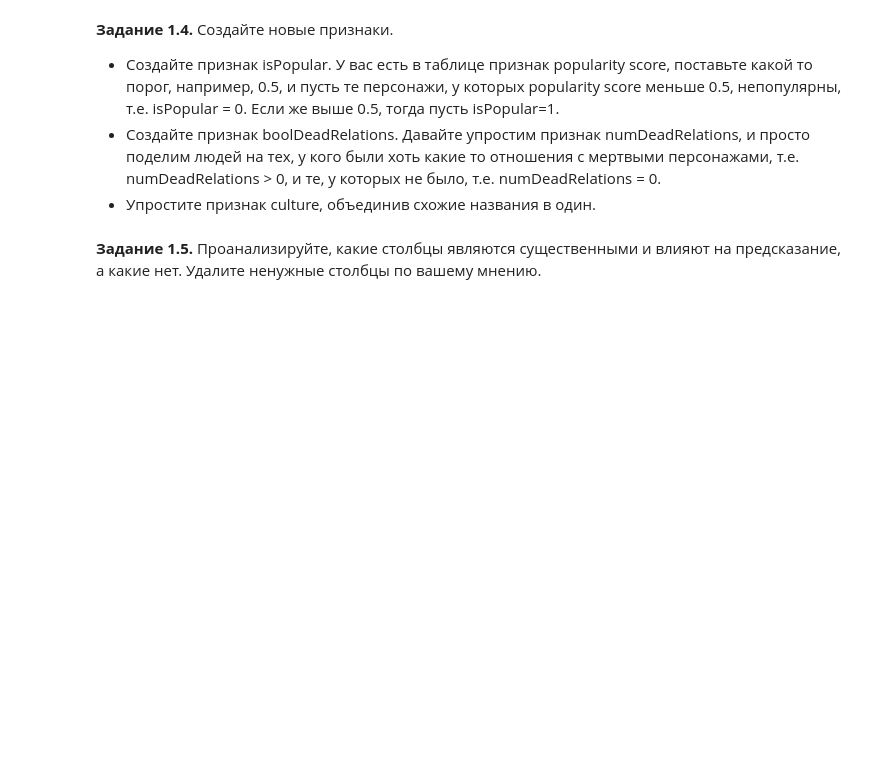
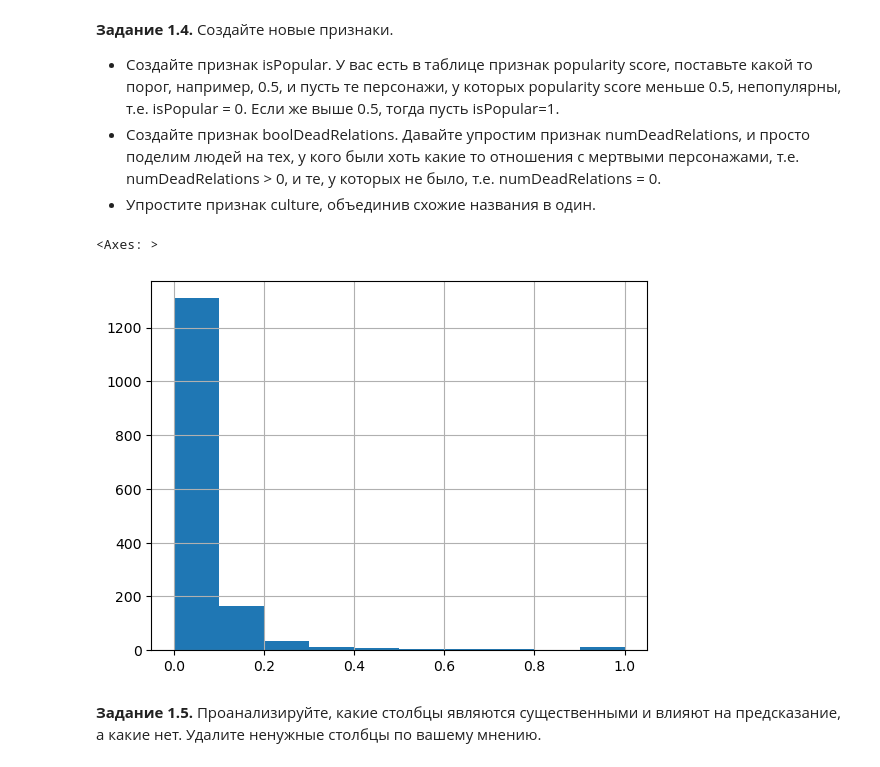
Before and after one commit to saitaro/dl-course, a Jupyter notebook: lesson_3_basics/homework_3_got.ipynb, the cells around one changed output. Drawn from its saved outputs; the diff is of its cells as text; code cells hidden in the pictures; blank space fills up the shorter version.

```diff
--- a/lesson_3_basics/homework_3_got.ipynb
+++ b/lesson_3_basics/homework_3_got.ipynb
@@ -142,0 +103,3 @@ df.head(3)
+# %%
+df_test = pd.read_csv('game_of_thrones_test.csv', index_col='S.No')
+df = pd.read_csv('game_of_thrones_train.csv', index_col='S.No')
@@ -156,3 +112,7 @@ Index(['name', 'title', 'male', 'house', 'book1', 'book2', 'book3', 'book4',
+# %%
+df['dateOfBirth'] = df.dateOfBirth.fillna(df.dateOfBirth.mean())
+df['age'] = df['age'].fillna(18)
+# df['age'] = df['age'].fillna(df['age'].median())
 # %% [markdown]
 **Задание 1.4.** Создайте новые признаки.
 * Создайте признак isPopular. У вас есть в таблице признак popularity score, поставьте какой то порог, например, 0.5, и пусть те персонажи, у которых popularity score меньше 0.5, непопулярны, т.е. isPopular = 0. Если же выше 0.5, тогда пусть isPopular=1.
@@ -163 +125,7 @@ Index(['name', 'title', 'male', 'house', 'book1', 'book2', 'book3', 'book4',
+# %%
+# df['boolDeadRelations'] = (df.numDeadRelations > 0).astype(int)
+df.popularity.hist()
+# %% [output]
+<Axes: >
+[figure, added]
 # %%
```
Also changed, not shown: parts of 65 cells of this notebook, 2 other files.
